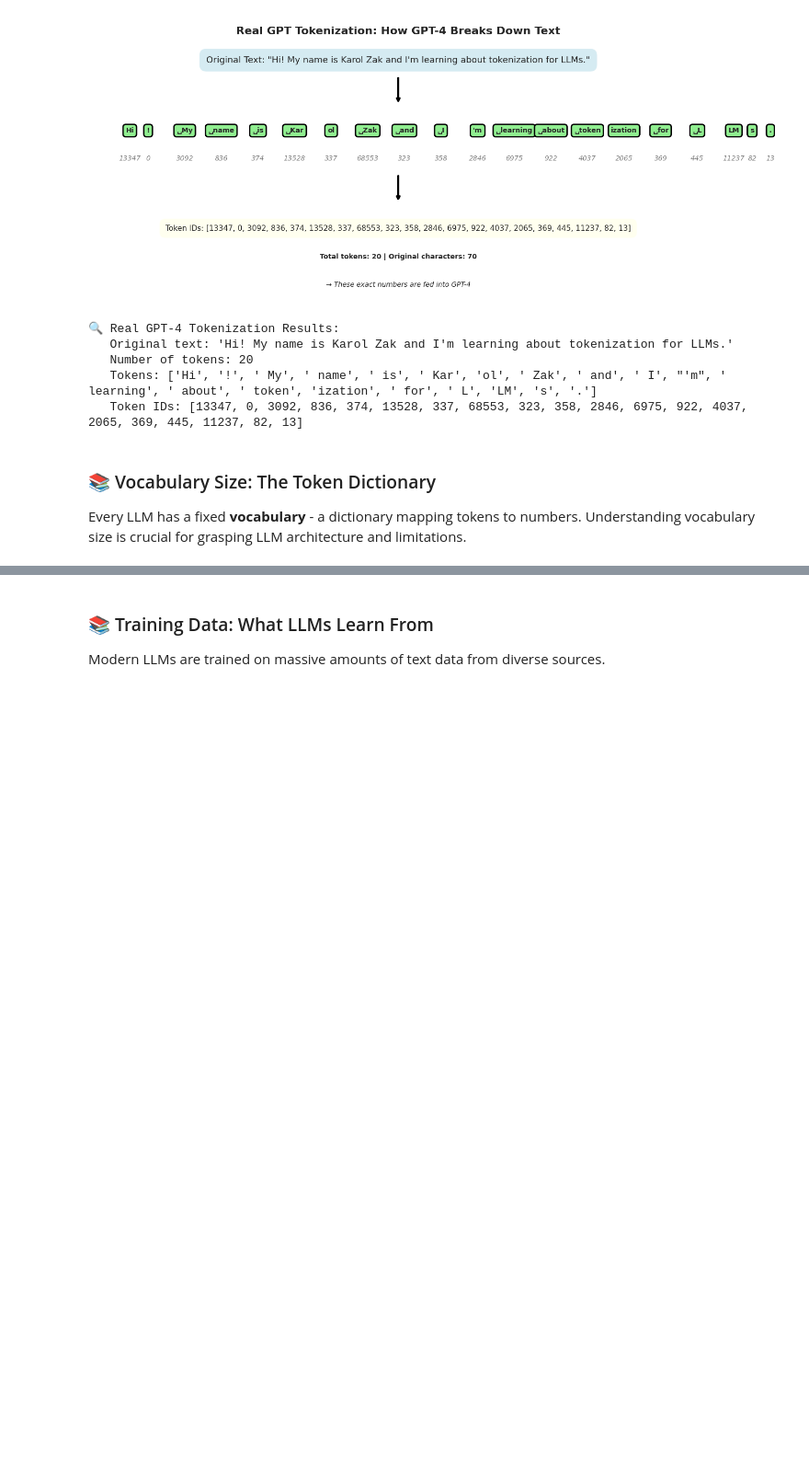
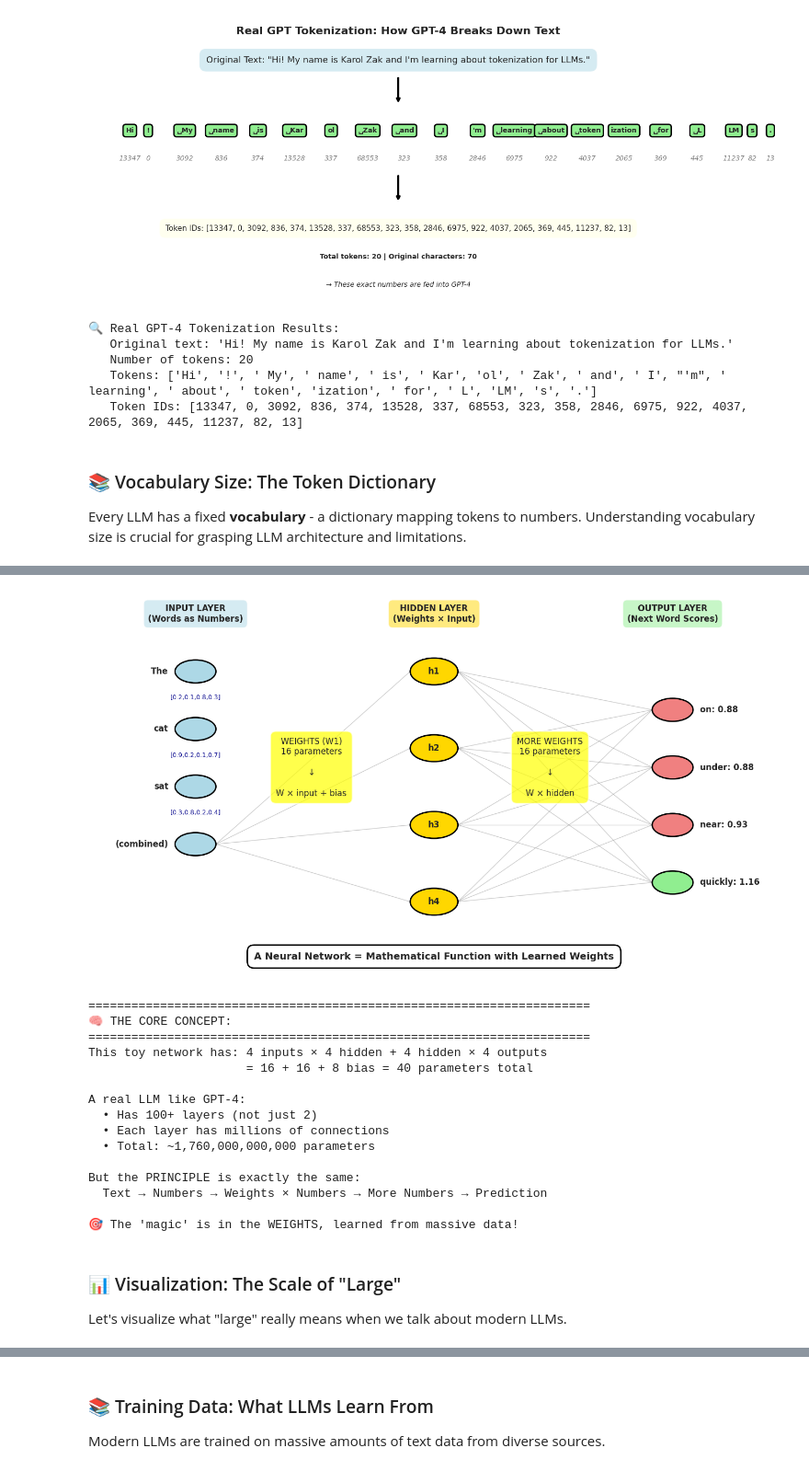
Before and after one commit to karolzak/ml101, a Jupyter notebook: notebooks/04-llm-basics.ipynb, the cells around one changed output, grey strips where cells are left out. Shown at 92% size. Cells and saved outputs as stored; diff of their text form; code cells hidden in the pictures; blank space fills up the shorter version.

```diff
--- a/notebooks/04-llm-basics.ipynb
+++ b/notebooks/04-llm-basics.ipynb
@@ -215,0 +425,23 @@ helpers.compare_vocab_sizes()
+# %%
+helpers.model_weights_visualization()
+# %% [output]
+[figure, added]
+======================================================================
+🧠 THE CORE CONCEPT:
+======================================================================
+This toy network has: 4 inputs × 4 hidden + 4 hidden × 4 outputs
+                      = 16 + 16 + 8 bias = 40 parameters total
+
+A real LLM like GPT-4:
+  • Has 100+ layers (not just 2)
+  • Each layer has millions of connections
+  • Total: ~1,760,000,000,000 parameters
+
+But the PRINCIPLE is exactly the same:
+  Text → Numbers → Weights × Numbers → More Numbers → Prediction
+
+🎯 The 'magic' is in the WEIGHTS, learned from massive data!
+# %% [markdown]
+### 📊 Visualization: The Scale of "Large"
+
+Let's visualize what "large" really means when we talk about modern LLMs.
```
Also changed, not shown: parts of 25 cells of this notebook, 1 other file.
